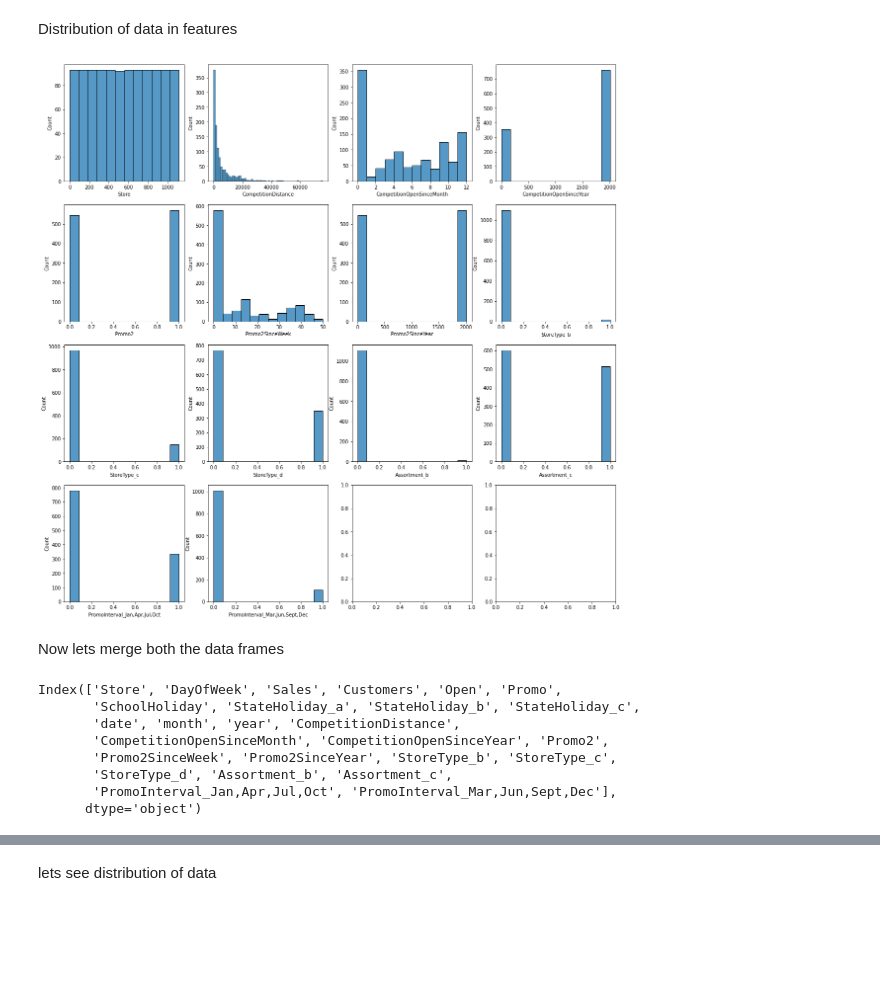
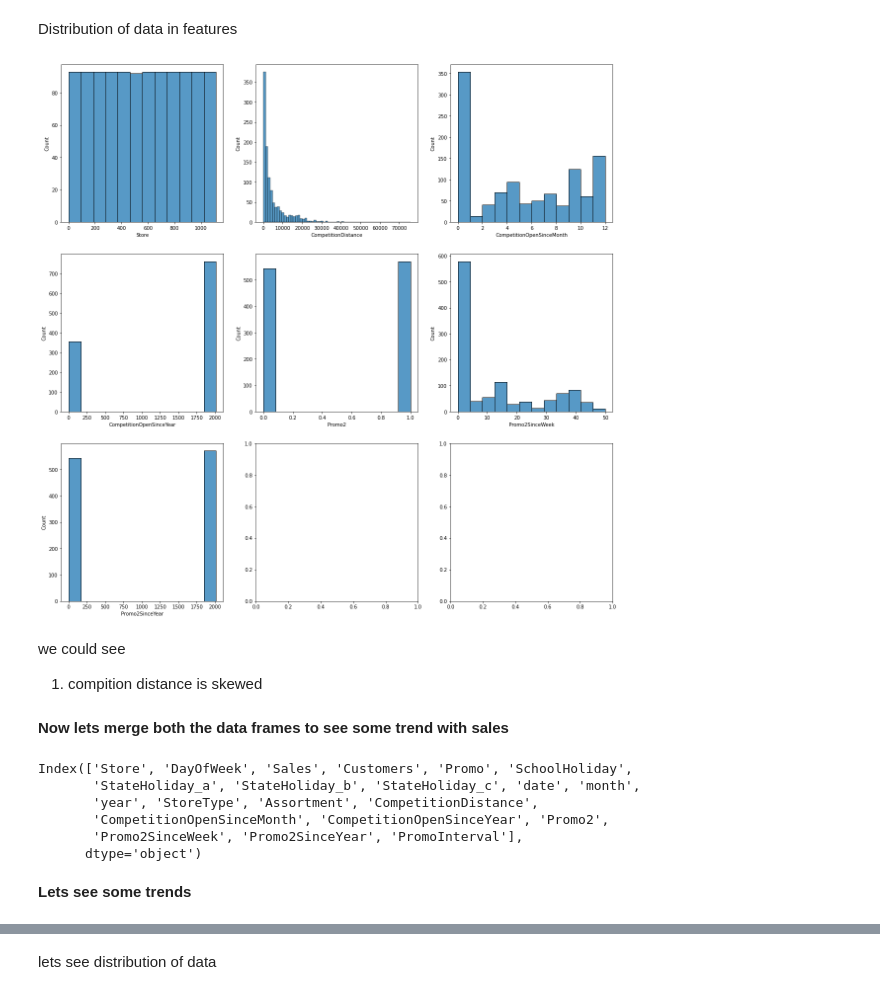
Before and after one commit to shivansh9770/Rossmann-Sales-Prediction-, a Jupyter notebook: Rossmann_Sales_Prediction_Capstone_Project.ipynb, the cells around one changed output, grey strips where cells are left out. Saved outputs shown, nothing was run; the diff lists cells and outputs as text; code cells hidden in the pictures; blank space fills up the shorter version.

```diff
--- a/Rossmann_Sales_Prediction_Capstone_Project.ipynb
+++ b/Rossmann_Sales_Prediction_Capstone_Project.ipynb
@@ -296,7 +293,3 @@ for i,col in enumerate(sales_df.describe().columns):
  sns.histplot(sales_df[col],ax=axes[i//4,i%4])
 # %% [output]
 [figure]
-# %%
-fig,axes=plt.subplots(nrows=4,ncols=4,figsize=(20,20))
-for i,col in enumerate(sales_df.describe().columns):
- sns.scatterplot(sales_df[col],sales_df['Sales'],ax=axes[i//4,i%4])
@@ -394,6 +514,3 @@ d    348
 c    148
 b     17
 Name: StoreType, dtype: int64
-# %%
-#Lets do one hot encoding on column StoreType and convert to (0,1)
-store_df = pd.get_dummies(store_df, columns=["StoreType"],drop_first=True)
@@ -414,6 +522,3 @@ a    593
 c    513
 b      9
 Name: Assortment, dtype: int64
-# %%
-# one hot encoding on Assortment
-store_df=pd.get_dummies(store_df,columns=['Assortment'],drop_first=True)
@@ -446,3 +533 @@ Promo Interval has 3 categories so lets do one hot encoding
-# %%
-store_df=pd.get_dummies(store_df,columns=['PromoInterval'],drop_first=True)
 # %% [markdown]
@@ -473,23 +558,26 @@ store_df.describe()
 # %% [markdown]
 Distribution of data in features
 # %%
-fig,axes=plt.subplots(nrows=4,ncols=4,figsize=(20,20))
+fig,axes=plt.subplots(nrows=3,ncols=3,figsize=(20,20))
 for i,col in enumerate(store_df.describe().columns):
- sns.histplot(store_df[col],ax=axes[i//4,i%4])
+ sns.histplot(store_df[col],ax=axes[i//3,i%3])
 # %% [output]
-[figure, old version]
+[figure, new version]
+# %% [markdown]
+we could see
+1. compition distance is skewed
 # %% [markdown]
-Now lets merge both the data frames
+**Now lets merge both the data frames to see some trend with sales**
 # %%
 new_df=sales_df.merge(store_df,how='inner',left_on='Store',right_on='Store')
 # %%
 new_df.columns
 # %% [output]
-Index(['Store', 'DayOfWeek', 'Sales', 'Customers', 'Open', 'Promo',
-       'SchoolHoliday', 'StateHoliday_a', 'StateHoliday_b', 'StateHoliday_c',
-       'date', 'month', 'year', 'CompetitionDistance',
+Index(['Store', 'DayOfWeek', 'Sales', 'Customers', 'Promo', 'SchoolHoliday',
+       'StateHoliday_a', 'StateHoliday_b', 'StateHoliday_c', 'date', 'month',
+       'year', 'StoreType', 'Assortment', 'CompetitionDistance',
        'CompetitionOpenSinceMonth', 'CompetitionOpenSinceYear', 'Promo2',
-       'Promo2SinceWeek', 'Promo2SinceYear', 'StoreType_b', 'StoreType_c',
-       'StoreType_d', 'Assortment_b', 'Assortment_c',
-       'PromoInterval_Jan,Apr,Jul,Oct', 'PromoInterval_Mar,Jun,Sept,Dec'],
+       'Promo2SinceWeek', 'Promo2SinceYear', 'PromoInterval'],
       dtype='object')
+# %% [markdown]
+**Lets see some trends**
```
Also changed, not shown: parts of 108 cells of this notebook.
